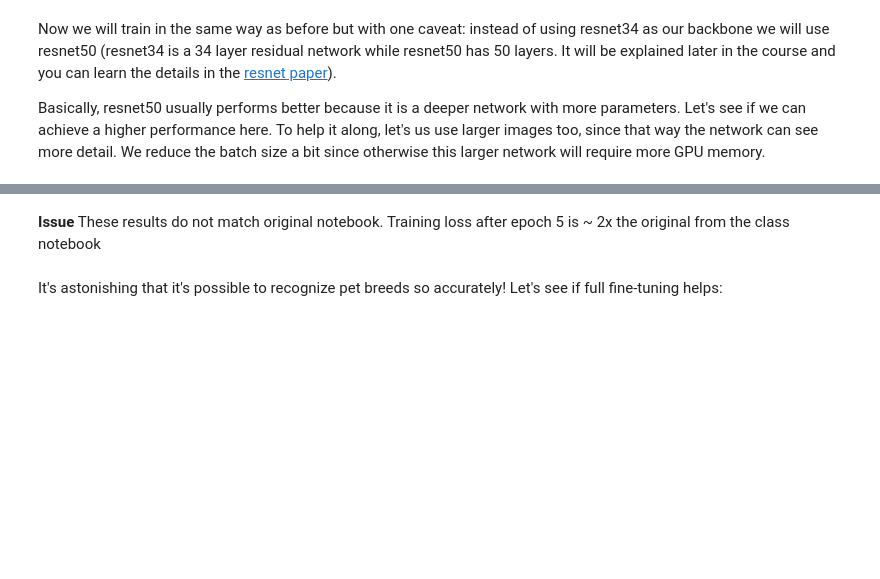
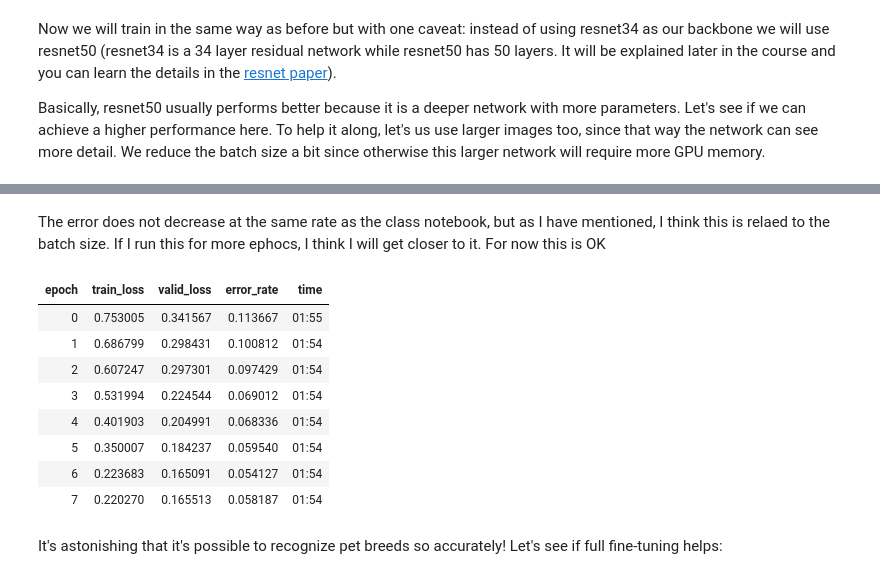
Before and after one commit to gaseosaluz/fastaiv3, a Jupyter notebook: nbs/dl1/lesson1-pets-notes_and_exp.ipynb, the cells around one changed output, grey strips where cells are left out. Cells and saved outputs as stored; diff of their text form; code cells hidden in the pictures; blank space fills up the shorter version.

```diff
--- a/nbs/dl1/lesson1-pets-notes_and_exp.ipynb
+++ b/nbs/dl1/lesson1-pets-notes_and_exp.ipynb
@@ -391,8 +401,17 @@ learn.recorder.plot()
-# %% [markdown]
-**Issue**
-These results do not match original notebook. Training loss after epoch 5 is ~ 2x the original from the class notebook
+# %% [markdown]
+The error does not decrease at the same rate as the class notebook, but as I have mentioned, I think this is relaed to the batch size. If I run this for more ephocs, I think I will get closer to it. For now this is OK
 # %%
-learn.fit_one_cycle(12)  #epochs were 8
+learn.fit_one_cycle(8)
+# %% [output]
+| epoch | train_loss | valid_loss | error_rate | time |
+| 0 | 0.753005 | 0.341567 | 0.113667 | 01:55 |
+| 1 | 0.686799 | 0.298431 | 0.100812 | 01:54 |
+| 2 | 0.607247 | 0.297301 | 0.097429 | 01:54 |
+| 3 | 0.531994 | 0.224544 | 0.069012 | 01:54 |
+| 4 | 0.401903 | 0.204991 | 0.068336 | 01:54 |
+| 5 | 0.350007 | 0.184237 | 0.059540 | 01:54 |
+| 6 | 0.223683 | 0.165091 | 0.054127 | 01:54 |
+| 7 | 0.220270 | 0.165513 | 0.058187 | 01:54 |
 # %%
 learn.save('stage-1-50')
 # %% [markdown]
```
Also changed, not shown: parts of 11 cells of this notebook, 1 other file.
